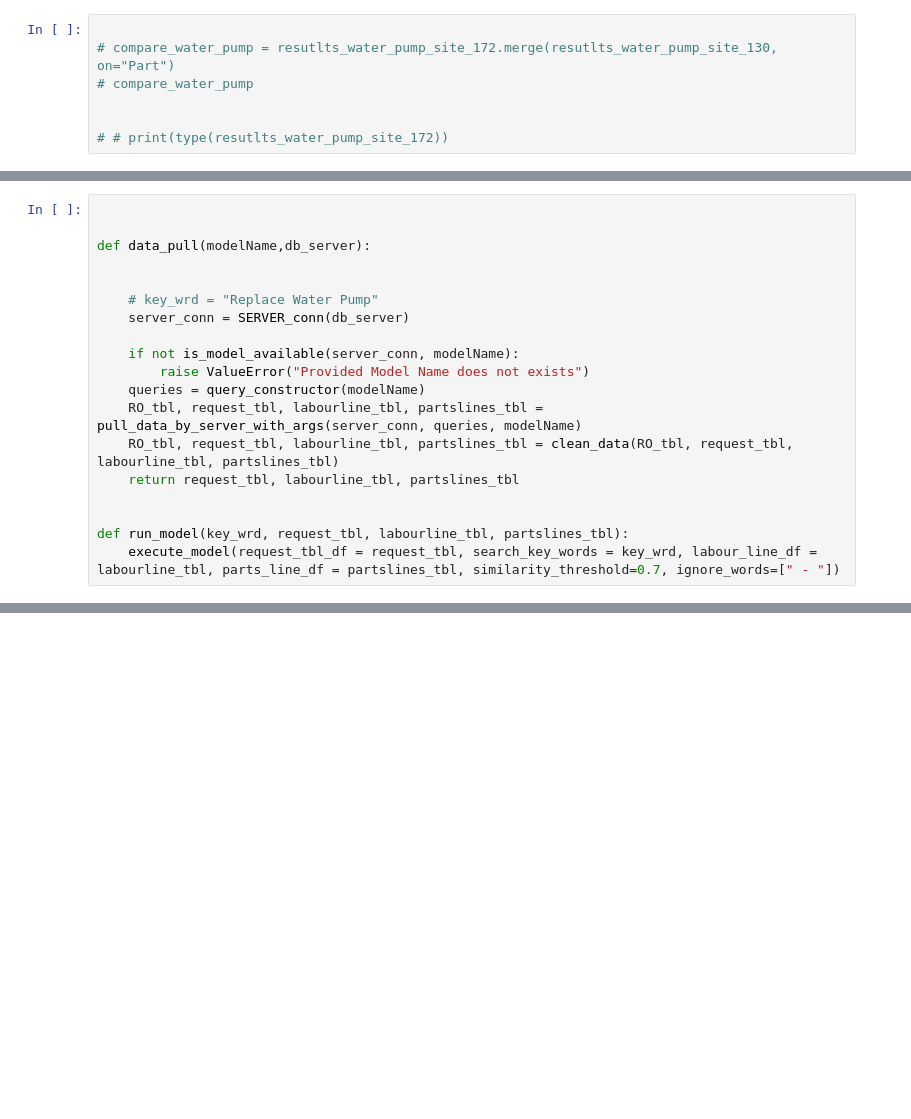
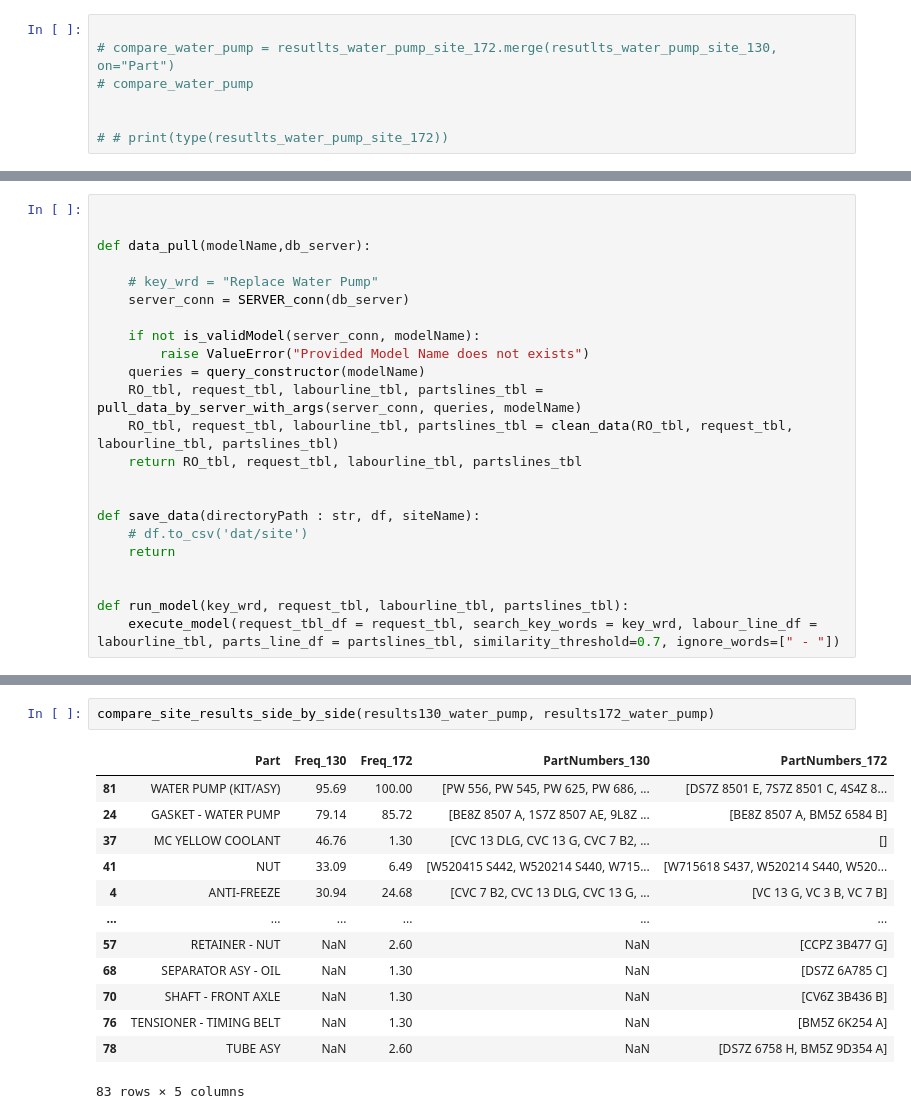
Before and after one commit to MeliPax/SPG, a Jupyter notebook: research/SPG_single_model_analysis.ipynb, the cells around one changed output, grey strips where cells are left out. Saved outputs shown, nothing was run; the diff lists cells and outputs as text; blank space fills up the shorter version.

```diff
--- a/research/SPG_single_model_analysis.ipynb
+++ b/research/SPG_single_model_analysis.ipynb
@@ -949,16 +1015,20 @@ def query_constructor(model):
 
 def data_pull(modelName,db_server):
 
-
     # key_wrd = "Replace Water Pump"
     server_conn = SERVER_conn(db_server)
 
-    if not is_model_available(server_conn, modelName):
+    if not is_validModel(server_conn, modelName):
         raise ValueError("Provided Model Name does not exists")
     queries = query_constructor(modelName)
     RO_tbl, request_tbl, labourline_tbl, partslines_tbl = pull_data_by_server_with_args(server_conn, queries, modelName)
     RO_tbl, request_tbl, labourline_tbl, partslines_tbl = clean_data(RO_tbl, request_tbl, labourline_tbl, partslines_tbl)
-    return request_tbl, labourline_tbl, partslines_tbl
+    return RO_tbl, request_tbl, labourline_tbl, partslines_tbl
+
+
+def save_data(directoryPath : str, df, siteName):
+    # df.to_csv('dat/site')
+    return
 
 
 def run_model(key_wrd, request_tbl, labourline_tbl, partslines_tbl):
@@ -977,0 +1165,16 @@ def run_model(key_wrd, request_tbl, labourline_tbl, partslines_tbl):
+# %%
+compare_site_results_side_by_side(results130_water_pump, results172_water_pump)
+# %% [output]
+|  | Part | Freq_130 | Freq_172 | PartNumbers_130 | PartNumbers_172 |
+| 81 | WATER PUMP (KIT/ASY) | 95.69 | 100.00 | [PW 556, PW 545, PW 625, PW 686, ... | [DS7Z 8501 E, 7S7Z 8501 C, 4S4Z 8... |
+| 24 | GASKET - WATER PUMP | 79.14 | 85.72 | [BE8Z 8507 A, 1S7Z 8507 AE, 9L8Z ... | [BE8Z 8507 A, BM5Z 6584 B] |
+| 37 | MC YELLOW COOLANT | 46.76 | 1.30 | [CVC 13 DLG, CVC 13 G, CVC 7 B2, ... | [] |
+| 41 | NUT | 33.09 | 6.49 | [W520415 S442, W520214 S440, W715... | [W715618 S437, W520214 S440, W520... |
+| 4 | ANTI-FREEZE | 30.94 | 24.68 | [CVC 7 B2, CVC 13 DLG, CVC 13 G, ... | [VC 13 G, VC 3 B, VC 7 B] |
+| ... | ... | ... | ... | ... | ... |
+| 57 | RETAINER - NUT | NaN | 2.60 | NaN | [CCPZ 3B477 G] |
+| 68 | SEPARATOR ASY - OIL | NaN | 1.30 | NaN | [DS7Z 6A785 C] |
+| 70 | SHAFT - FRONT AXLE | NaN | 1.30 | NaN | [CV6Z 3B436 B] |
+| 76 | TENSIONER - TIMING BELT | NaN | 1.30 | NaN | [BM5Z 6K254 A] |
+| 78 | TUBE ASY | NaN | 2.60 | NaN | [DS7Z 6758 H, BM5Z 9D354 A] |
+83 rows × 5 columns
```
Also changed, not shown: parts of 38 cells of this notebook, 1 other file.
